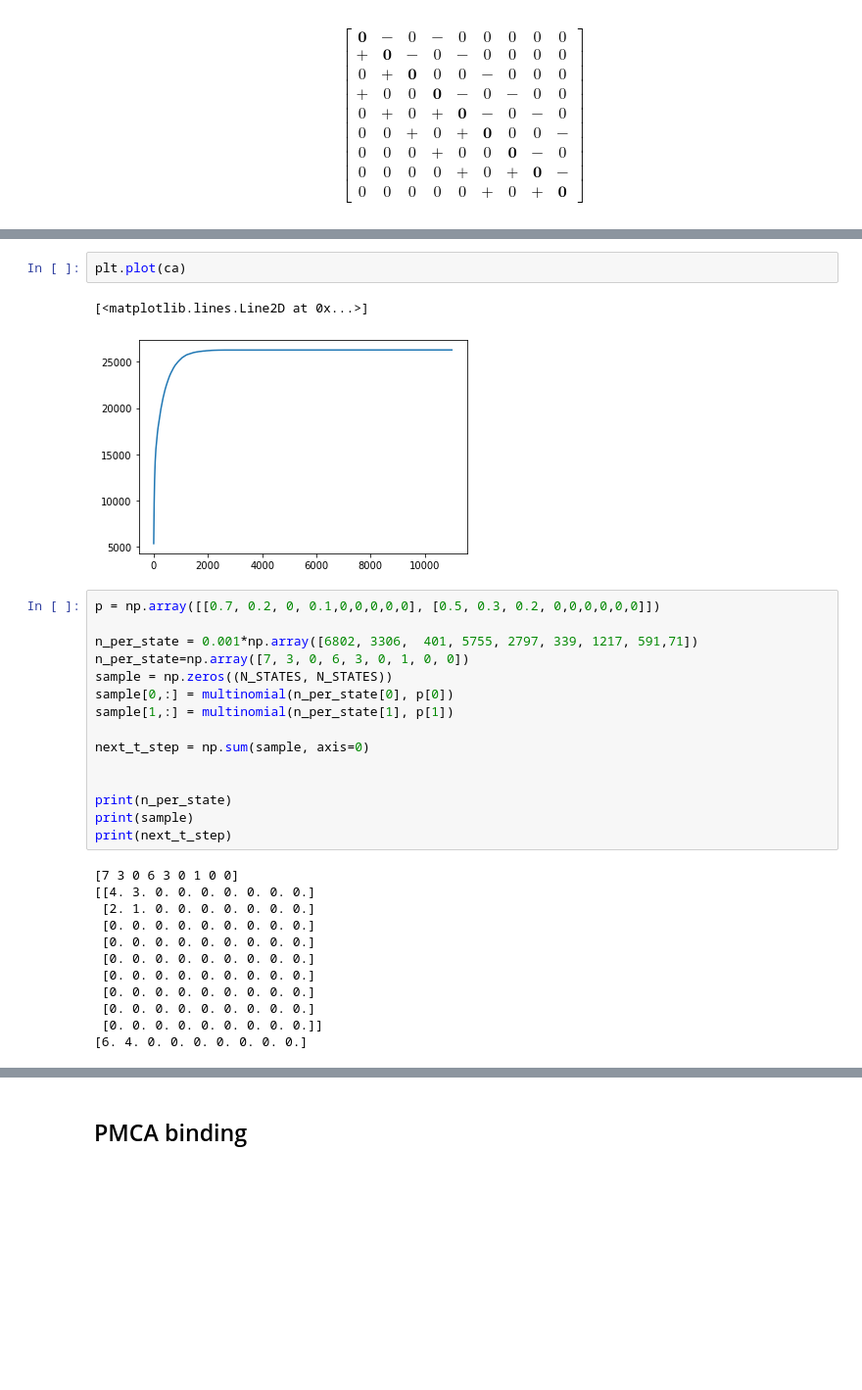
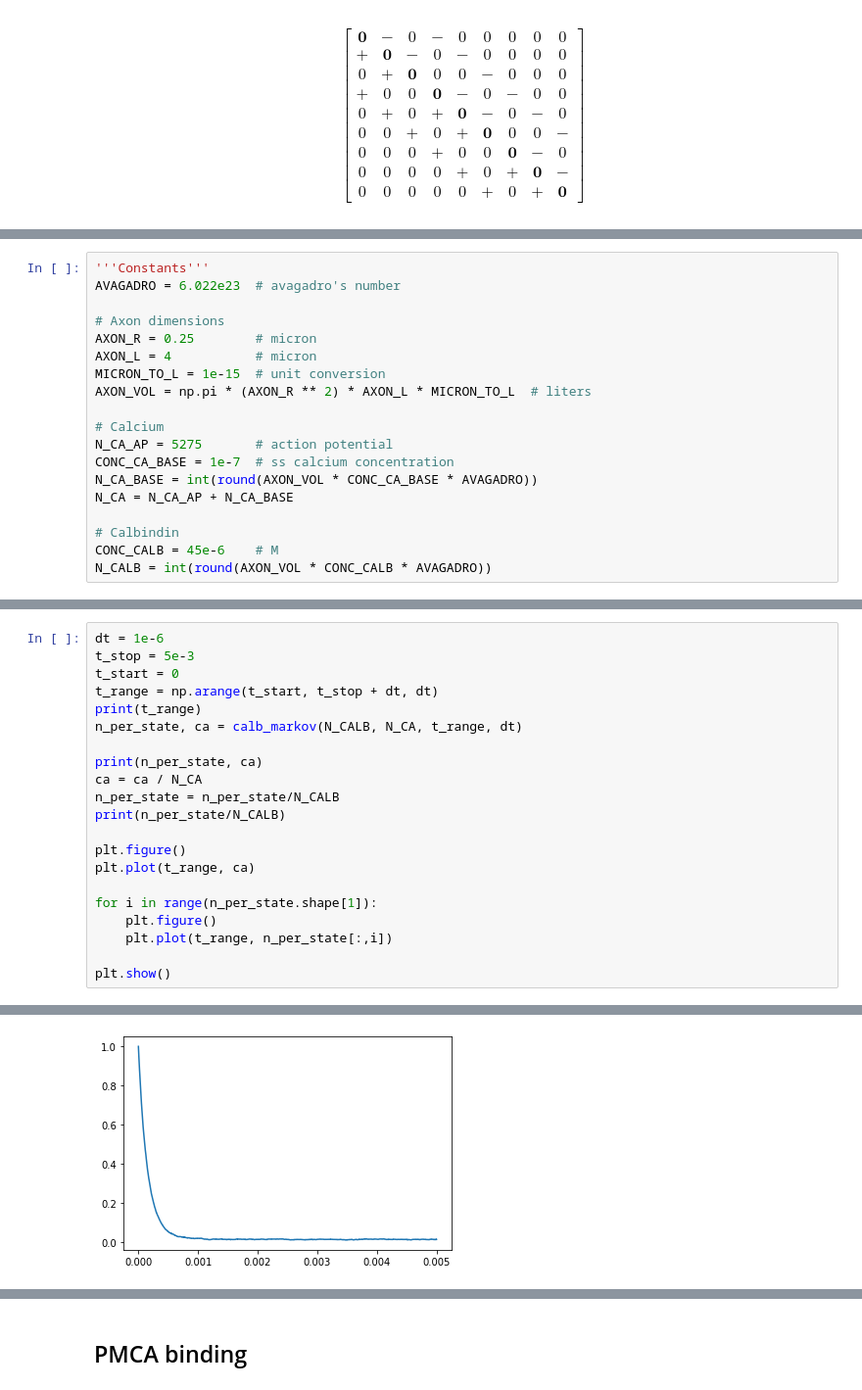
Before and after one commit to 3x10e8/DetailedMarkov, a Jupyter notebook: CaBinding.ipynb, the cells around one changed output, grey strips where cells are left out. Shown at 98% size. Drawn from its saved outputs; the diff is of its cells as text; blank space fills up the shorter version.

Commit message:
Updated binding to include comparison with new Markov simulation

```diff
--- a/CaBinding.ipynb
+++ b/CaBinding.ipynb
@@ -588 +675,20 @@ K
+# %%
+'''Constants'''
+AVAGADRO = 6.022e23  # avagadro's number
+
+# Axon dimensions
+AXON_R = 0.25        # micron
+AXON_L = 4           # micron
+MICRON_TO_L = 1e-15  # unit conversion
+AXON_VOL = np.pi * (AXON_R ** 2) * AXON_L * MICRON_TO_L  # liters
+
+# Calcium
+N_CA_AP = 5275       # action potential
+CONC_CA_BASE = 1e-7  # ss calcium concentration
+N_CA_BASE = int(round(AXON_VOL * CONC_CA_BASE * AVAGADRO))
+N_CA = N_CA_AP + N_CA_BASE
+
+# Calbindin
+CONC_CALB = 45e-6    # M
+N_CALB = int(round(AXON_VOL * CONC_CALB * AVAGADRO))
 # %%
@@ -740,32 +823,22 @@ plt.plot(n_per_state)
-# %%
-plt.plot(ca)
-# %% [output]
-[<matplotlib.lines.Line2D at 0x...>]
-[figure, removed]
-# %%
-p = np.array([[0.7, 0.2, 0, 0.1,0,0,0,0,0], [0.5, 0.3, 0.2, 0,0,0,0,0,0]])
-
-n_per_state = 0.001*np.array([6802, 3306,  401, 5755, 2797, 339, 1217, 591,71])
-n_per_state=np.array([7, 3, 0, 6, 3, 0, 1, 0, 0])
-sample = np.zeros((N_STATES, N_STATES))
-sample[0,:] = multinomial(n_per_state[0], p[0])
-sample[1,:] = multinomial(n_per_state[1], p[1])
-
-next_t_step = np.sum(sample, axis=0)
-
-
-print(n_per_state)
-print(sample)
-print(next_t_step)
-# %% [output]
-[7 3 0 6 3 0 1 0 0]
-[[4. 3. 0. 0. 0. 0. 0. 0. 0.]
- [2. 1. 0. 0. 0. 0. 0. 0. 0.]
- [0. 0. 0. 0. 0. 0. 0. 0. 0.]
- [0. 0. 0. 0. 0. 0. 0. 0. 0.]
- [0. 0. 0. 0. 0. 0. 0. 0. 0.]
- [0. 0. 0. 0. 0. 0. 0. 0. 0.]
- [0. 0. 0. 0. 0. 0. 0. 0. 0.]
- [0. 0. 0. 0. 0. 0. 0. 0. 0.]
- [0. 0. 0. 0. 0. 0. 0. 0. 0.]]
-[6. 4. 0. 0. 0. 0. 0. 0. 0.]
+# %%
+dt = 1e-6
+t_stop = 5e-3
+t_start = 0
+t_range = np.arange(t_start, t_stop + dt, dt)
+print(t_range)
+n_per_state, ca = calb_markov(N_CALB, N_CA, t_range, dt)
+
+print(n_per_state, ca)
+ca = ca / N_CA
+n_per_state = n_per_state/N_CALB
+print(n_per_state/N_CALB)
+
+plt.figure()
+plt.plot(t_range, ca)
+
+for i in range(n_per_state.shape[1]):
+    plt.figure()
+    plt.plot(t_range, n_per_state[:,i])
+
+plt.show()
+# %% [output]
@@ -771,0 +862 @@ print(next_t_step)
+[figure, added]
```
Also changed, not shown: parts of 11 cells of this notebook.
